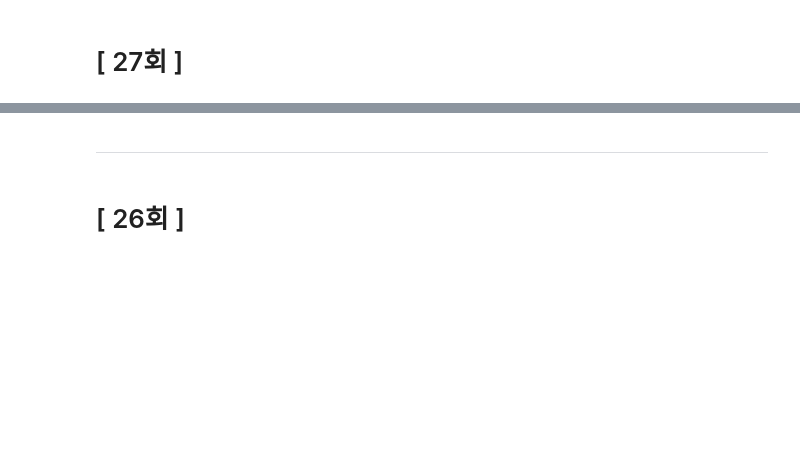
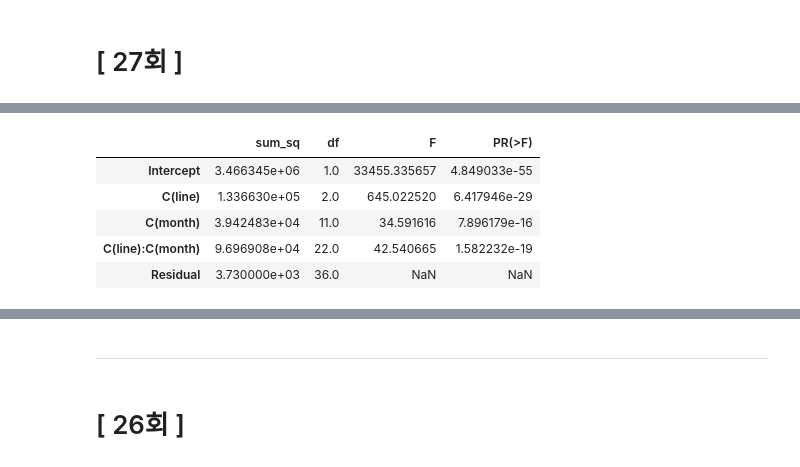
Before and after one commit to Minju-nimm/ADP, a Jupyter notebook: 기출/ADP_통계기출_28_25.ipynb, the cells around one changed output, grey strips where cells are left out. Saved outputs shown, nothing was run; the diff lists cells and outputs as text; code cells hidden in the pictures; blank space fills up the shorter version.

```diff
--- a/기출/ADP_통계기출_28_25.ipynb
+++ b/기출/ADP_통계기출_28_25.ipynb
@@ -15,0 +337,10 @@ warnings.filterwarnings("ignore")
+# %%
+# type 3 ANOVA 결과
+display(anova_lm(model, typ=3))
+# %% [output]
+|  | sum_sq | df | F | PR(>F) |
+| Intercept | 3.466345e+06 | 1.0 | 33455.335657 | 4.849033e-55 |
+| C(line) | 1.336630e+05 | 2.0 | 645.022520 | 6.417946e-29 |
+| C(month) | 3.942483e+04 | 11.0 | 34.591616 | 7.896179e-16 |
+| C(line):C(month) | 9.696908e+04 | 22.0 | 42.540665 | 1.582232e-19 |
+| Residual | 3.730000e+03 | 36.0 | NaN | NaN |
```
Also changed, not shown: parts of 53 cells of this notebook, 1 other file.
